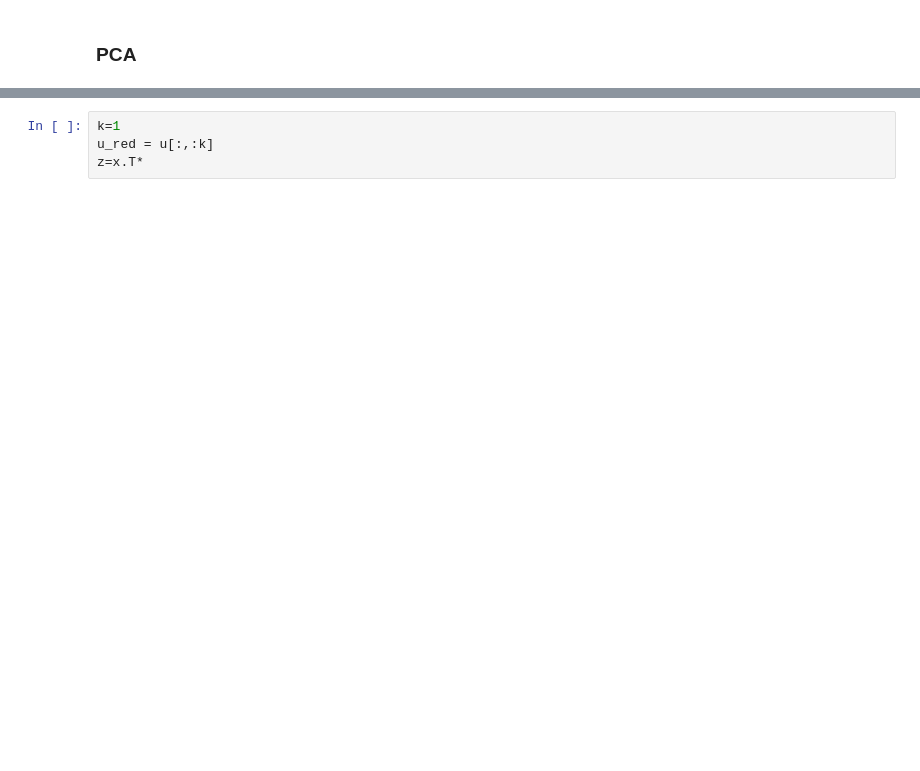
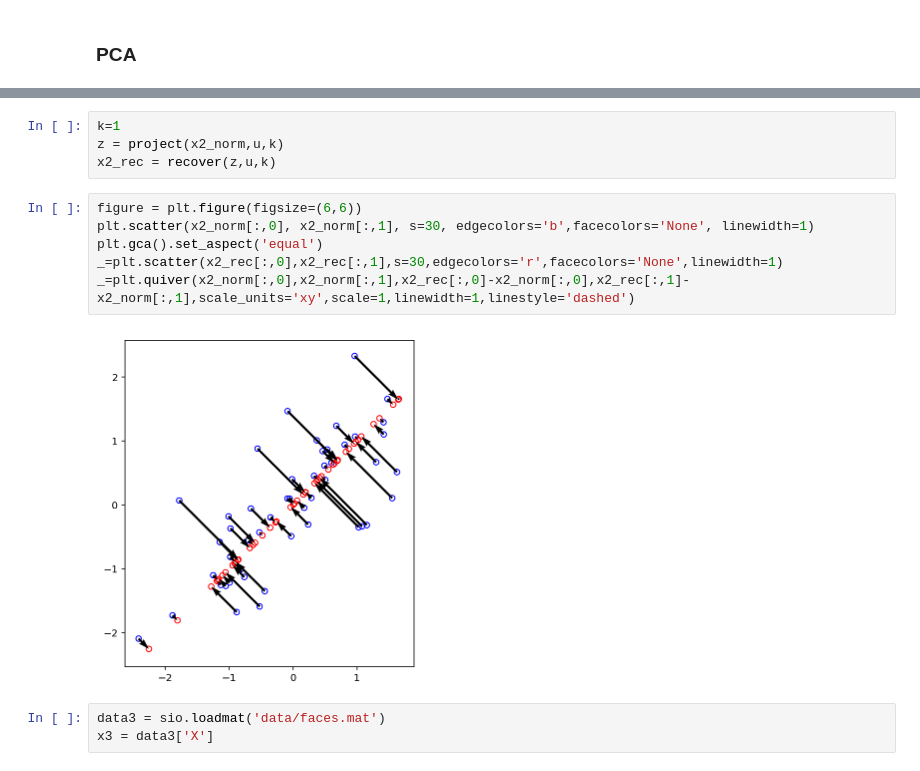
Before and after one commit to anirudh582/machine_learning, a Jupyter notebook: 7.k_means_clustering_and_pca.ipynb, the cells around one changed output, grey strips where cells are left out. Drawn from its saved outputs; the diff is of its cells as text; blank space fills up the shorter version.

```diff
--- a/7.k_means_clustering_and_pca.ipynb
+++ b/7.k_means_clustering_and_pca.ipynb
@@ -100,4 +118,15 @@ plt.quiver(mu[0], mu[1], u[0,1], u[1,1], scale=s[0], color='r');
 # %%
 k=1
-u_red = u[:,:k]
-z=x.T*
+z = project(x2_norm,u,k)
+x2_rec = recover(z,u,k)
+# %%
+figure = plt.figure(figsize=(6,6))
+plt.scatter(x2_norm[:,0], x2_norm[:,1], s=30, edgecolors='b',facecolors='None', linewidth=1)
+plt.gca().set_aspect('equal')
+_=plt.scatter(x2_rec[:,0],x2_rec[:,1],s=30,edgecolors='r',facecolors='None',linewidth=1)
+_=plt.quiver(x2_norm[:,0],x2_norm[:,1],x2_rec[:,0]-x2_norm[:,0],x2_rec[:,1]-x2_norm[:,1],scale_units='xy',scale=1,linewidth=1,linestyle='dashed')
+# %% [output]
+[figure, added]
+# %%
+data3 = sio.loadmat('data/faces.mat')
+x3 = data3['X']
```
Also changed, not shown: parts of 13 cells of this notebook, 2 other files.
